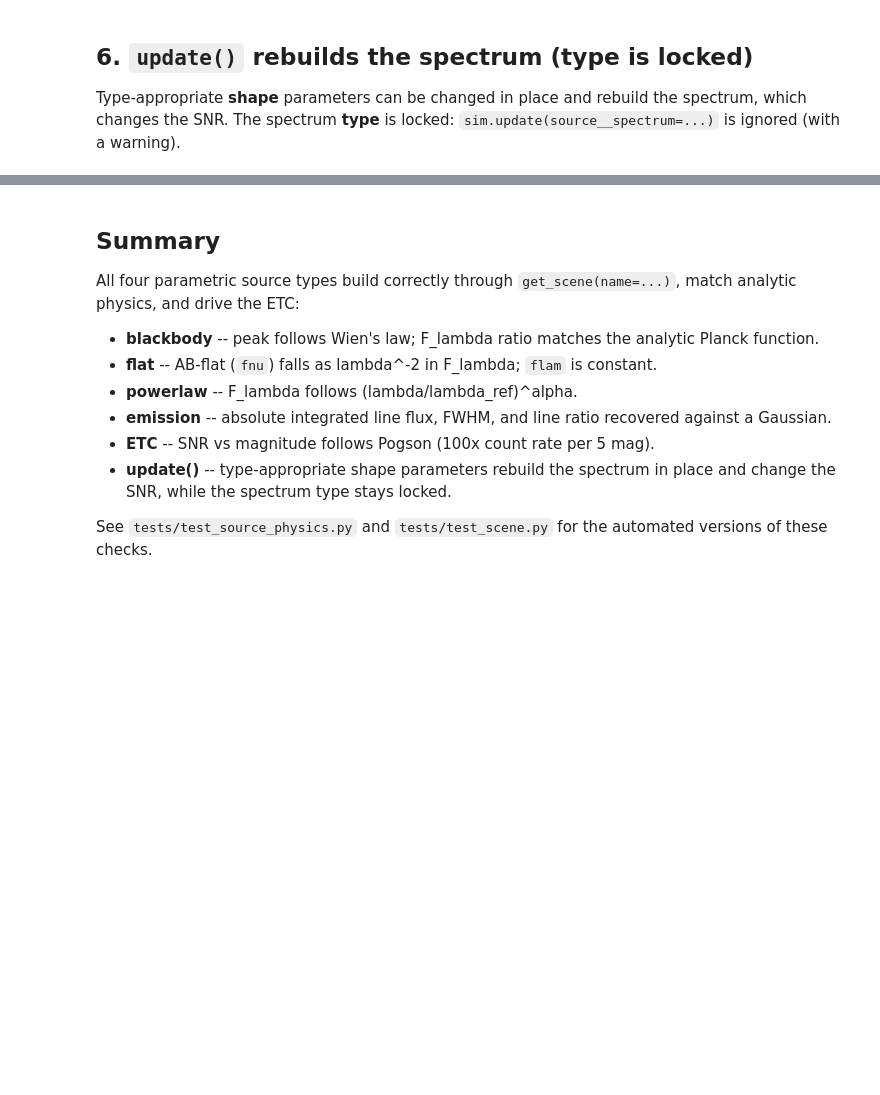
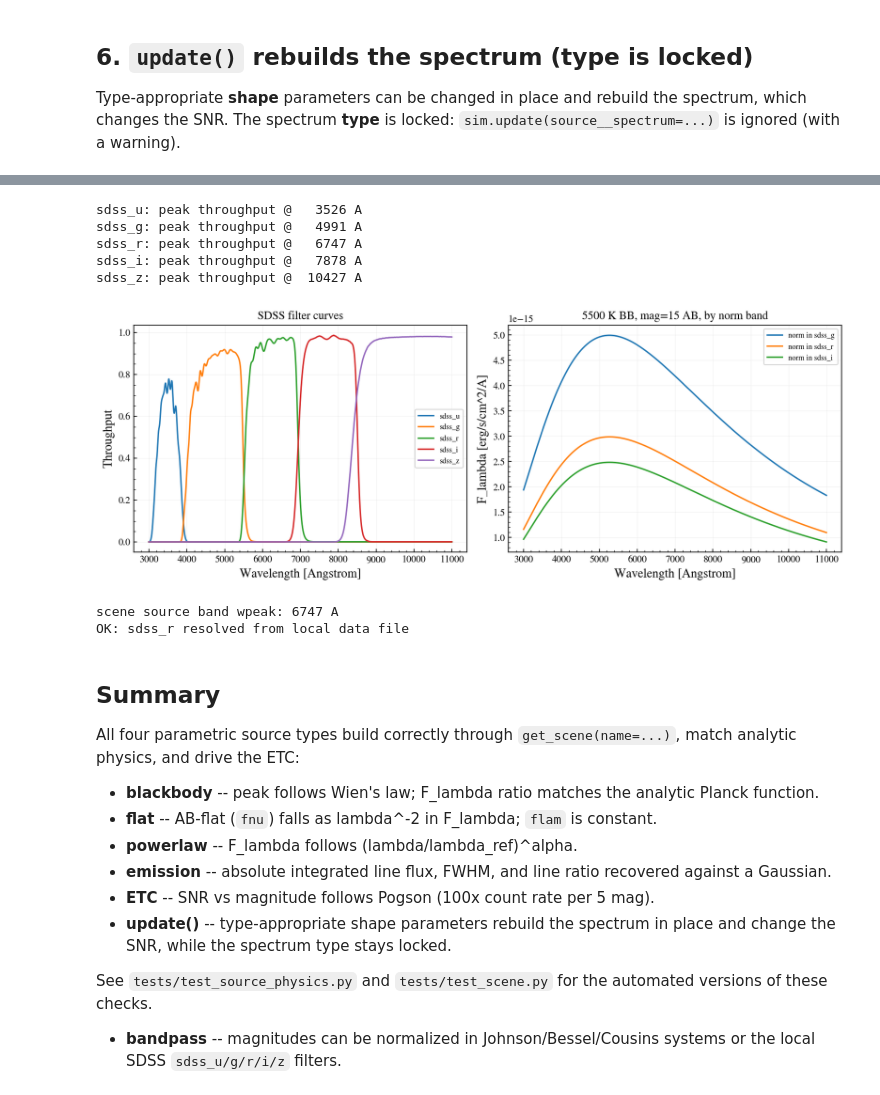
Before and after one commit to schmidt-observatories/wcc-etc, a Jupyter notebook: notebooks/06_source_spectra.ipynb, the cells around one changed output, grey strips where cells are left out. Drawn from its saved outputs; the diff is of its cells as text; code cells hidden in the pictures; blank space fills up the shorter version.

```diff
--- a/notebooks/06_source_spectra.ipynb
+++ b/notebooks/06_source_spectra.ipynb
@@ -296,3 +309,47 @@ OK: shape params update in place; spectrum type is locked
+# %%
+# --- SDSS bandpass demo ---
+from wcc_etc.io import resolve_bandpass
+
+SDSS = ["sdss_u", "sdss_g", "sdss_r", "sdss_i", "sdss_z"]
+wg = np.arange(3000, 11000, 2.0)   # Angstrom
+
+fig, (a1, a2) = plt.subplots(1, 2, figsize=(11, 4.2))
+
+# (a) the five SDSS throughput curves, loaded from local data files
+for name in SDSS:
+    bp = resolve_bandpass(name)
+    a1.plot(wg, bp(wg * u.AA).value, label=name)
+    print(f"{name}: peak throughput @ {bp.wpeak().to('Angstrom').value:6.0f} A")
+a1.set_xlabel("Wavelength [Angstrom]"); a1.set_ylabel("Throughput")
+a1.set_title("SDSS filter curves"); a1.legend(fontsize=8)
+
+# (b) same blackbody, mag=15 AB, normalized in three different bands
+for name in ["sdss_g", "sdss_r", "sdss_i"]:
+    sp = get_source_spectrum(name="blackbody", teff=5500, mag=15,
+                             magsys="abmag", bandpass=name, apply_mag=True)
+    a2.plot(wg, flam(sp, wg), label=f"norm in {name}")
+a2.set_xlabel("Wavelength [Angstrom]"); a2.set_ylabel("F_lambda [erg/s/cm^2/A]")
+a2.set_title("5500 K BB, mag=15 AB, by norm band"); a2.legend(fontsize=8)
+plt.tight_layout(); plt.show()
+
+# sanity check: a scene built with an SDSS band resolves to the right filter
+scene = wcc_etc.get_scene(name="blackbody", teff=5500, mag=15, magsys="abmag",
+                          bandpass="sdss_r", host=None, background="zodi",
+                          background_prop=BKG)
+band = scene.source.band
+peak_A = band.wpeak().to("Angstrom").value
+print(f"\nscene source band wpeak: {peak_A:.0f} A")
+assert abs(peak_A - 6747) < 50, "sdss_r should peak near 6747 A"
+print("OK: sdss_r resolved from local data file")
+# %% [output]
+sdss_u: peak throughput @   3526 A
+sdss_g: peak throughput @   4991 A
+sdss_r: peak throughput @   6747 A
+sdss_i: peak throughput @   7878 A
+sdss_z: peak throughput @  10427 A
+[figure, added]
+scene source band wpeak: 6747 A
+OK: sdss_r resolved from local data file
 # %% [markdown]
 ## Summary
 
@@ -308,3 +365,4 @@ match analytic physics, and drive the ETC:
   while the spectrum type stays locked.
 
 See `tests/test_source_physics.py` and `tests/test_scene.py` for the automated versions of these checks.
+- **bandpass** -- magnitudes can be normalized in Johnson/Bessel/Cousins systems or the local SDSS `sdss_u/g/r/i/z` filters.
```
Also changed, not shown: parts of 3 cells of this notebook, 11 other files.
